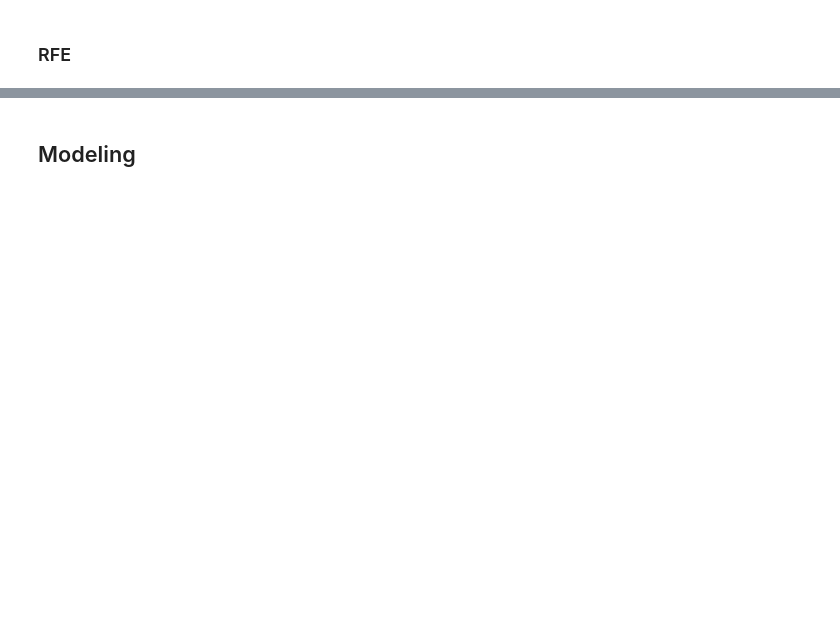
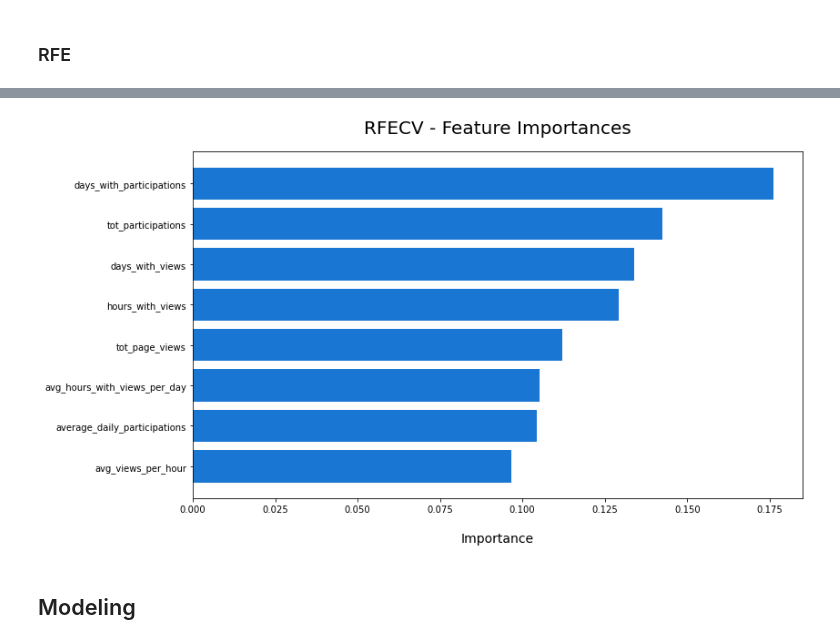
Before and after one commit to andrea-fantini/student-fail-prediction, a Jupyter notebook: notebooks/Pre-Processing and Modeling.ipynb, the cells around one changed output, grey strips where cells are left out. Drawn from its saved outputs; the diff is of its cells as text; code cells hidden in the pictures; blank space fills up the shorter version.

```diff
--- a/notebooks/Pre-Processing and Modeling.ipynb
+++ b/notebooks/Pre-Processing and Modeling.ipynb
@@ -174,16 +232,18 @@ X_test_rfe_selected = rfecv.transform(X_test)
 # %%
 dset = pd.DataFrame()
 dset['attr'] = x.loc[:, rfecv.support_].columns
 dset['importance'] = rfecv.estimator_.feature_importances_
 
-dset = dset.sort_values(by='importance', ascending=False)
+dset = dset.sort_values(by='importance', ascending=True)
 
 
-plt.figure(figsize=(16, 14))
+plt.figure(figsize=(12, 7))
 plt.barh(y=dset['attr'], width=dset['importance'], color='#1976D2')
 plt.title('RFECV - Feature Importances', fontsize=20, pad=20)
 plt.xlabel('Importance', fontsize=14, labelpad=20)
 plt.show()
+# %% [output]
+[figure, added]
 # %%
 # Create a naive random forest classifier
 #clf = RandomForestClassifier(n_estimators=1000, random_state=0, n_jobs=-1)
```
Also changed, not shown: parts of 42 cells of this notebook, 5 other files.
